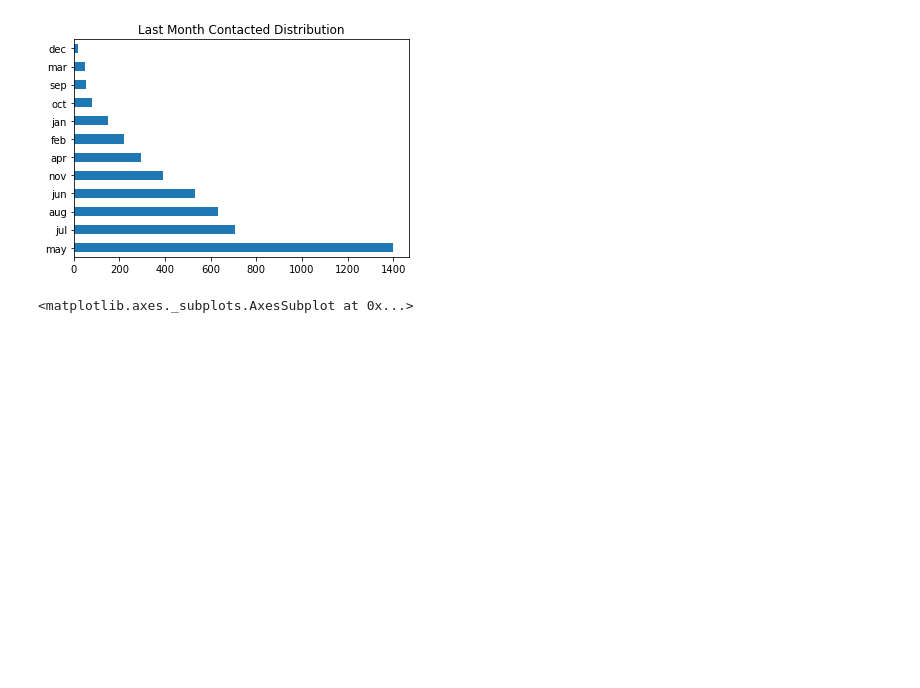
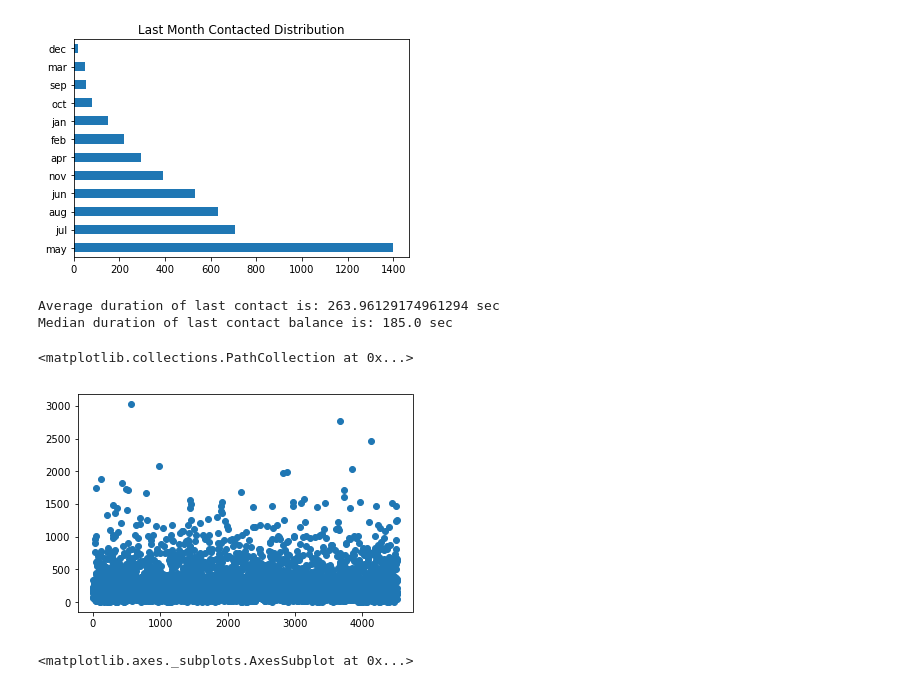
Before and after one commit to jjsimg/data_projects, a Jupyter notebook: bank_marketing/bank_marketing.ipynb, the cells around one changed output. Saved outputs shown, nothing was run; the diff lists cells and outputs as text; code cells hidden in the pictures; blank space fills up the shorter version.

```diff
--- a/bank_marketing/bank_marketing.ipynb
+++ b/bank_marketing/bank_marketing.ipynb
@@ -152,6 +152,19 @@ last_month_contact.plot(kind = 'barh', title = 'Last Month Contacted Distributio
 # %% [output]
 <matplotlib.axes._subplots.AxesSubplot at 0x...>
 [figure]
+# %%
+# Distribution of Duration of Last Contact in seconds
+avg_dur = data_bank.iloc[:, 11].sum() / 4521
+med_dur = data_bank.iloc[:, 11].median(axis = 0)
+print("Average duration of last contact is: {} sec".format(avg_dur))
+print("Median duration of last contact balance is: {} sec".format(med_dur))
+xax = np.linspace(0, 4520, num = 4521)
+plt.scatter(xax, data_bank.iloc[:,11])
+# %% [output]
+Average duration of last contact is: 263.96129174961294 sec
+Median duration of last contact balance is: 185.0 sec
+<matplotlib.collections.PathCollection at 0x...>
+[figure, added]
 # %%
 number_of_contacts = pd.Series.value_counts(data_bank.iloc[:,12])
 number_of_contacts.plot(kind = 'bar', title = 'Number of Times Client Contacted Distribution', figsize = (10, 5))
```
Also changed, not shown: parts of 7 cells of this notebook.
